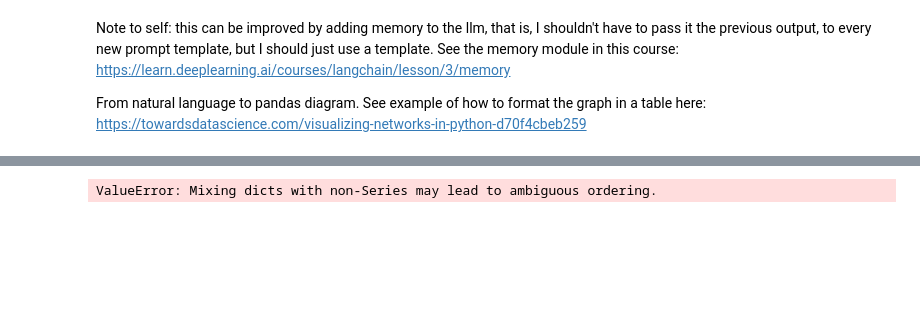
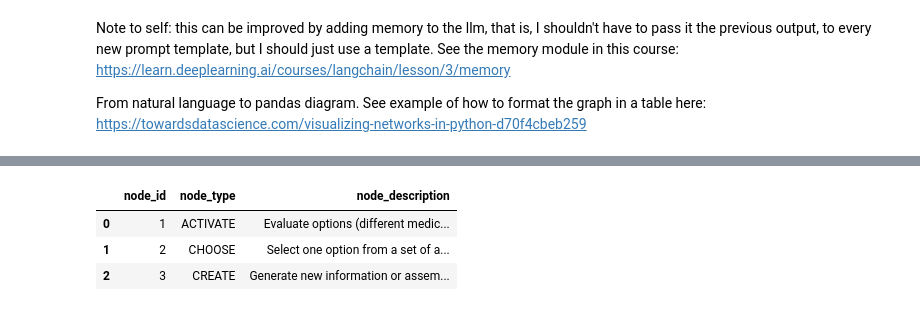
Before and after one commit to kamibrumi/dm-chatbot, a Jupyter notebook: decision_based_design_w_llms.ipynb, the cells around one changed output, grey strips where cells are left out. Cells and saved outputs as stored; diff of their text form; code cells hidden in the pictures; blank space fills up the shorter version.

```diff
--- a/decision_based_design_w_llms.ipynb
+++ b/decision_based_design_w_llms.ipynb
@@ -304,8 +371,12 @@ output_json['edges']
 # %%
 import pandas as pd
+import json
 
-nodes_df = pd.read_json(json.dumps(output_json['properties']['nodes']['items']))
+nodes_df = pd.read_json(json.dumps(output_json['nodes']))
 nodes_df
 # %% [output]
-ValueError: Mixing dicts with non-Series may lead to ambiguous ordering.
+|  | node_id | node_type | node_description |
+| 0 | 1 | ACTIVATE | Evaluate options (different medic... |
+| 1 | 2 | CHOOSE | Select one option from a set of a... |
+| 2 | 3 | CREATE | Generate new information or assem... |
 # %%
```
Also changed, not shown: parts of 19 cells of this notebook.
